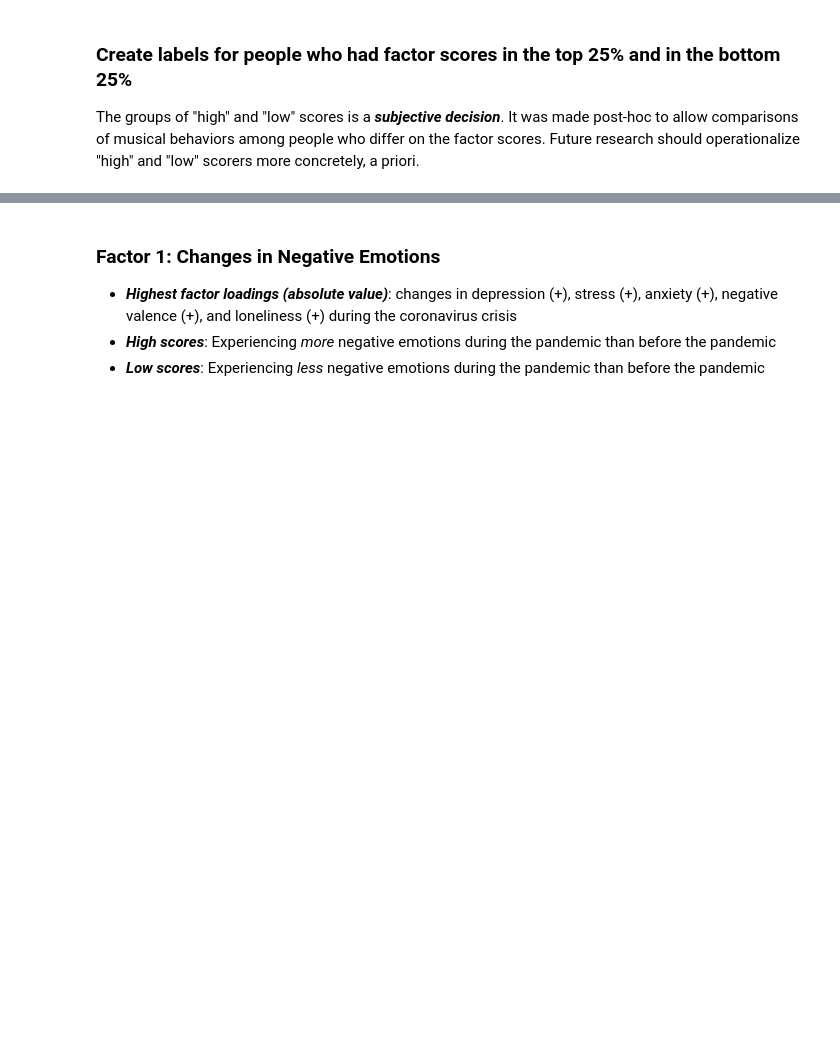
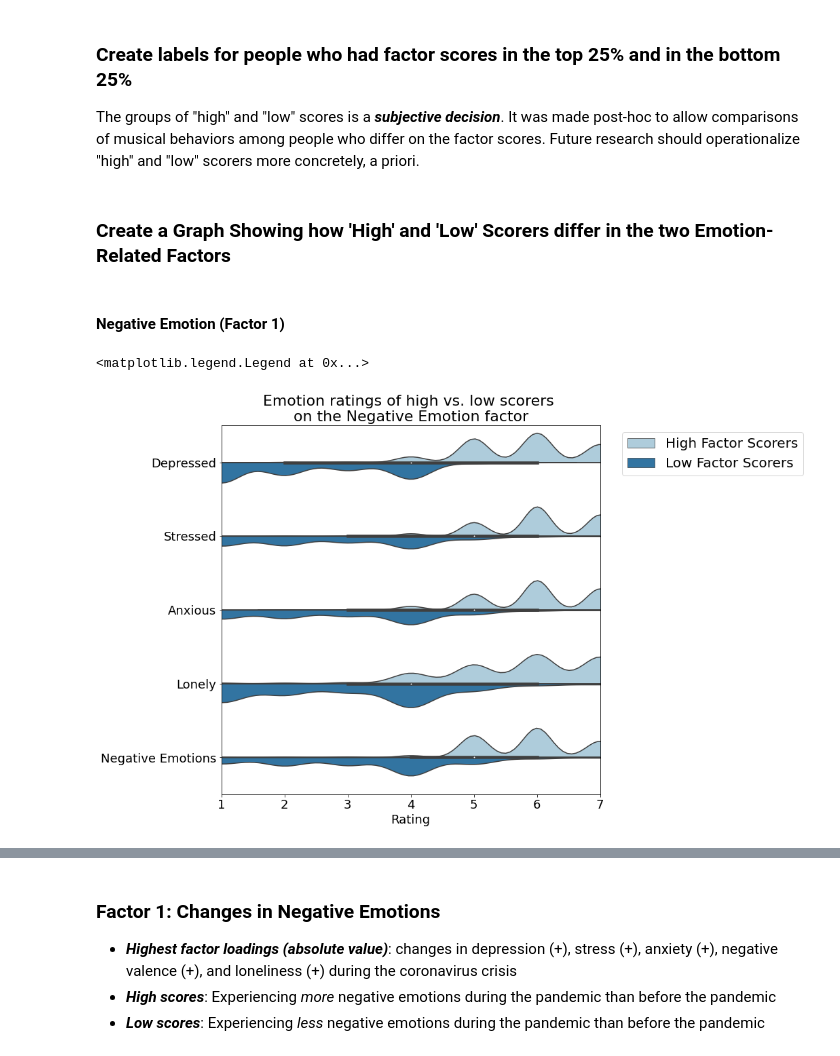
Before and after one commit to lkfink/CMQ, a Jupyter notebook: Music_Listening_Individual_Differences.ipynb, the cells around one changed output, grey strips where cells are left out. Cells and saved outputs as stored; diff of their text form; code cells hidden in the pictures; blank space fills up the shorter version.

```diff
--- a/Music_Listening_Individual_Differences.ipynb
+++ b/Music_Listening_Individual_Differences.ipynb
@@ -9,9 +9,11 @@ Final version: December 21, 2020
 - A descriptive analysis of *music listening behavior* is conducted with regard to people in the top 25% and bottom 25% of each of the 6 latent factors of the demographic and personality variables.
 - The analysis primarily compares the means and standard deviations of various musical behaviors across the "High Scorers" (top 25%) and "Low Scorers" (bottom 25%).
 # %%
-import numpy as np, pandas as pd, os, sys, itertools, re, warnings, math
+import numpy as np, pandas as pd, os, sys, itertools, re, seaborn as sns, warnings, matplotlib.pyplot as plt, statsmodels.api as sm
 pd.set_option('display.max_columns', None)
 pd.set_option('display.max_rows', None)
+%matplotlib inline
+plt.rcParams['figure.figsize'] = (14,4)
 warnings.filterwarnings(action='ignore')
 %run Coronavirus_Music_Functions.ipynb
 # %%
@@ -62,7 +64,7 @@ country = pd.get_dummies(data['Country'], prefix='Country')
 factors = data[['F1','F2','F3','F4','F5','F6']]
 # %%
 # only keep relevant columns
-drop_cols = ['F1','F2','F3','F4','F5','F6','Making Music', 'Formats', 'Demographics','Survey Info_Group','Country']
+drop_cols = ['F1','F2','F3','F4','F5','F6','Making Music', 'Formats','Survey Info_Group','Country']
 col_list = [string for string in data.columns if not any(substring in string for substring in drop_cols)]
 data = data[col_list]
 
@@ -90,3 +92,36 @@ f3 = split_into_high_low(df, 'F3', low_cutoff, high_cutoff)
 f4 = split_into_high_low(df, 'F4', low_cutoff, high_cutoff)
 f5 = split_into_high_low(df, 'F5', low_cutoff, high_cutoff)
 f6 = split_into_high_low(df, 'F6', low_cutoff, high_cutoff)
+# %% [markdown]
+### Create a Graph Showing how 'High' and 'Low' Scorers differ in the two Emotion-Related Factors
+# %% [markdown]
+#### Negative Emotion (Factor 1)
+# %%
+col_name = 'Emotion ratings of high vs. low scorers \non the Negative Emotion factor'
+
+# get variables that load highly on the Negative Emotion factor (from the factor analysis script)
+neg = f1[['ID','type','Demographics_Health_Depressed','Demographics_Health_Stressed','Demographics_Health_Anxious',
+          'Demographics_Health_Negative Valence','Demographics_Health_Lonely']]
+neg.columns = neg.columns.str.replace(r'^.*Health_', '')
+neg = neg.rename(columns={'type':col_name,
+                          'Negative Valence':'Negative Emotions'})
+
+# condense the df so there is one Rating column and one Affect column that identifies what the emotion variable name is
+df_melt = pd.melt(neg, id_vars=['ID',col_name], value_vars=['Depressed','Stressed','Anxious','Lonely','Negative Emotions'],
+                  var_name='Affect', value_name='Rating')
+df_melt[col_name] = df_melt[col_name].replace({'high':'High Factor Scorers','low': 'Low Factor Scorers'})
+
+# plot high vs. low scorers
+plt.figure(figsize=(10,10))
+sns.violinplot(x="Rating", y="Affect", hue=col_name,
+               data=df_melt, palette="Paired", split=True)
+plt.title(col_name,fontsize=22)
+plt.xlim(1,7)
+plt.xlabel('Rating',fontsize=18)
+plt.ylabel('')
+plt.xticks(fontsize=18)
+plt.yticks(fontsize=18)
+plt.legend(bbox_to_anchor=(1.04,1), loc="upper left", prop={'size': 20})
+# %% [output]
+<matplotlib.legend.Legend at 0x...>
+[figure, added]
```
Also changed, not shown: parts of 5 cells of this notebook.
